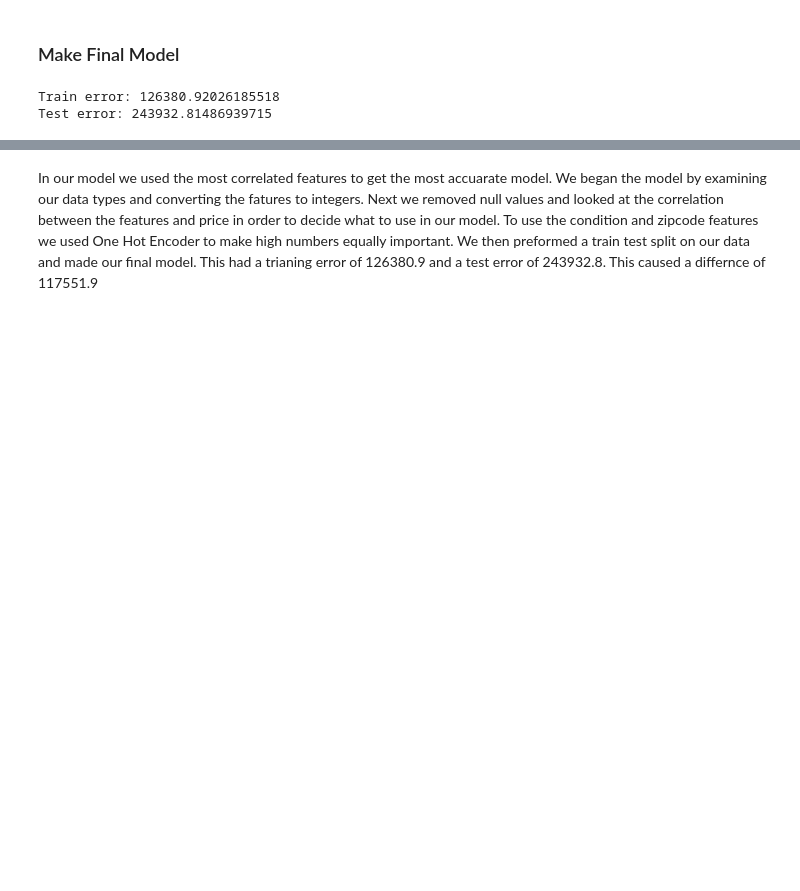
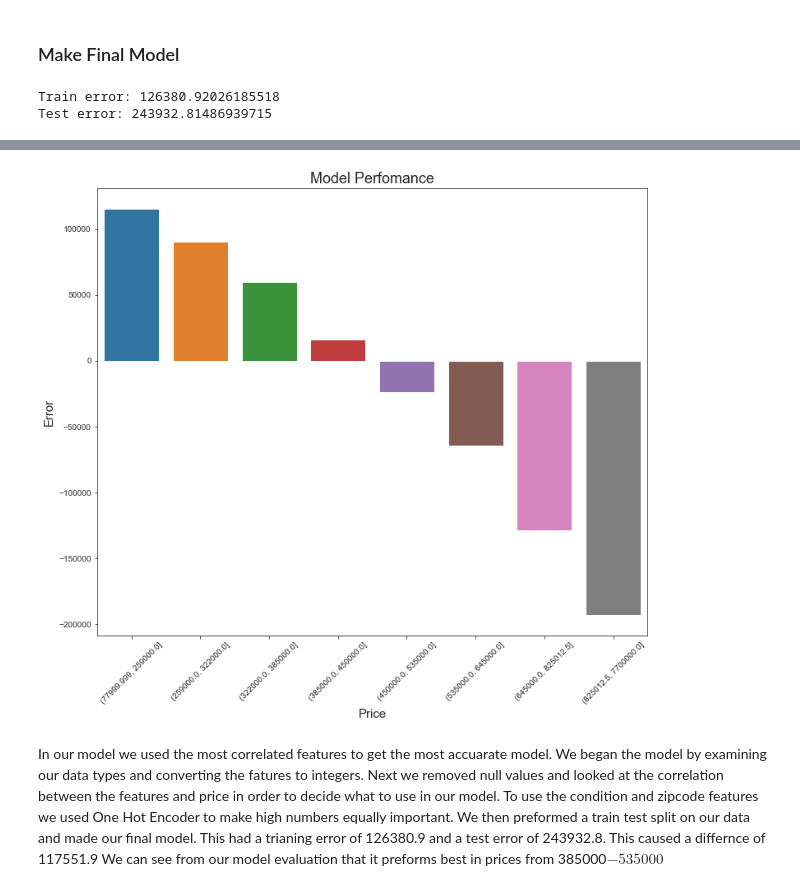
Before and after one commit to gkwarner/bsc-phase-two-project, a Jupyter notebook: notebooks/report.ipynb, the cells around one changed output, grey strips where cells are left out. Cells and saved outputs as stored; diff of their text form; code cells hidden in the pictures; blank space fills up the shorter version.

Commit message:
Model Evaluation

```diff
--- a/notebooks/report.ipynb
+++ b/notebooks/report.ipynb
@@ -286,0 +309,2 @@ Test error: 243932.81486939715
+# %%
+lr.fit(model_7_train, y_train)
@@ -286,0 +313,4 @@ Test error: 243932.81486939715
+# %%
+e = lr.predict(model_7_train) - y_train
+# %%
+binned_df['error'] = e
@@ -287,3 +326,16 @@ Test error: 243932.81486939715
+# %%
+new_df = binned_df.groupby('price').mean()['error']
+new_df = pd.DataFrame(new_df).reset_index()
+# %%
+fig, ax = plt.subplots(figsize=(12,10))
+sns.barplot(x = 'price', y = 'error', data = new_df)
+plt.xticks(rotation=45)
+plt.xlabel('Price',fontsize = 15)
+plt.ylabel('Error',fontsize = 15)
+plt.title('Model Perfomance',fontsize = 18);
+# %% [output]
+[figure, added]
 # %% [markdown]
 In our model we used the most correlated features to get the most accuarate model.  We began the model by examining our data types and converting the fatures to integers.  Next we removed null values and looked at the correlation between the features and price in order to decide what to use in our model.  To use the condition and zipcode features we used One Hot Encoder to make high numbers equally important.  We then preformed a train test split on our data and made our final model.
 This had a trianing error of 126380.9 and a test error of 243932.8.  This caused a differnce of 117551.9
+We can see from our model evaluation that it preforms best in prices from 385000$-535000$
```
Also changed, not shown: parts of 8 cells of this notebook.
